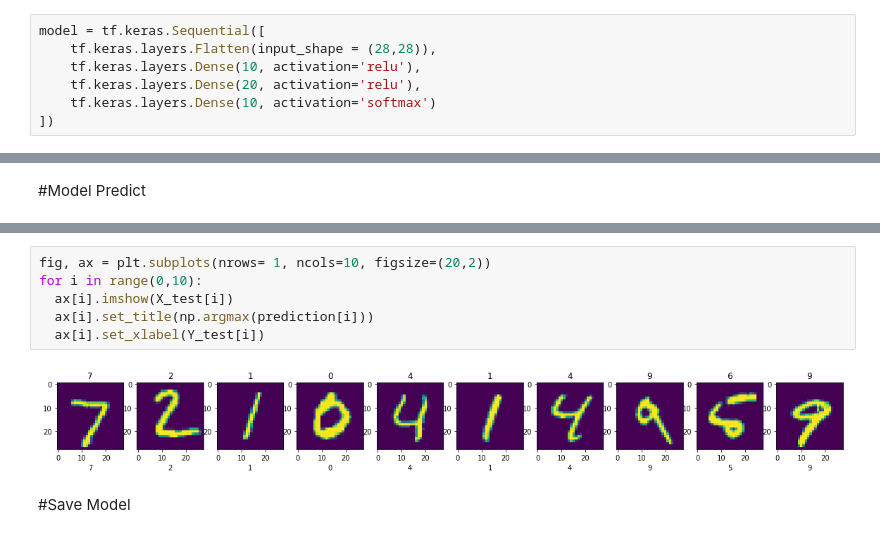
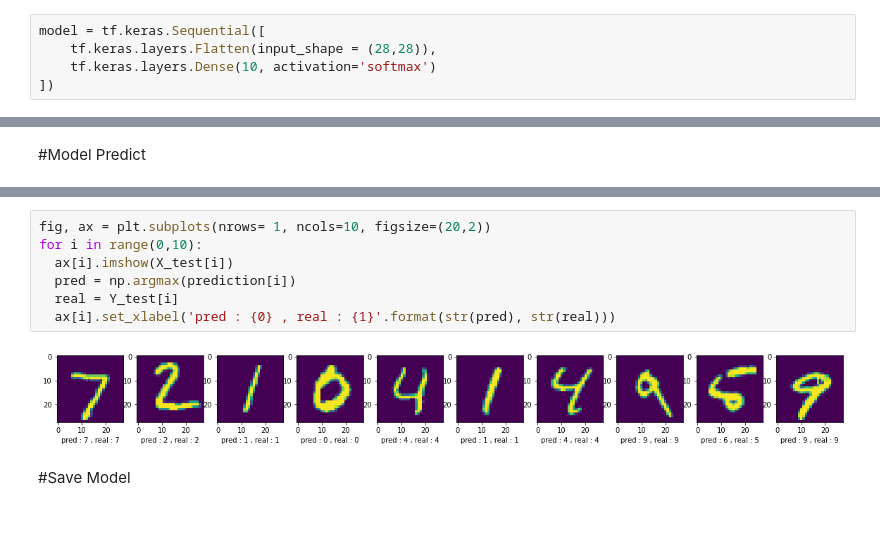
Before and after one commit to fitranurmayadi/learn-machine-learning, a Jupyter notebook: mnist_classification.ipynb, the cells around one changed output, grey strips where cells are left out. Saved outputs shown, nothing was run; the diff lists cells and outputs as text.

```diff
--- a/mnist_classification.ipynb
+++ b/mnist_classification.ipynb
@@ -48,8 +48,6 @@ X_train.shape, X_test.shape
 # %%
 model = tf.keras.Sequential([
     tf.keras.layers.Flatten(input_shape = (28,28)),
-    tf.keras.layers.Dense(10, activation='relu'),
-    tf.keras.layers.Dense(20, activation='relu'),
     tf.keras.layers.Dense(10, activation='softmax')
 ])
 # %%
@@ -151,11 +145,12 @@ array([[1.02589205e-04, 7.93470605e-08, 1.30988727e-03, ...,
 # %%
 fig, ax = plt.subplots(nrows= 1, ncols=10, figsize=(20,2))
 for i in range(0,10):
   ax[i].imshow(X_test[i])
-  ax[i].set_title(np.argmax(prediction[i]))
-  ax[i].set_xlabel(Y_test[i])
+  pred = np.argmax(prediction[i])
+  real = Y_test[i]
+  ax[i].set_xlabel('pred : {0} , real : {1}'.format(str(pred), str(real)))
 # %% [output]
-[figure, old version]
+[figure, new version]
 # %% [markdown]
 #Save Model
 # %%
```
Also changed, not shown: parts of 6 cells of this notebook.
